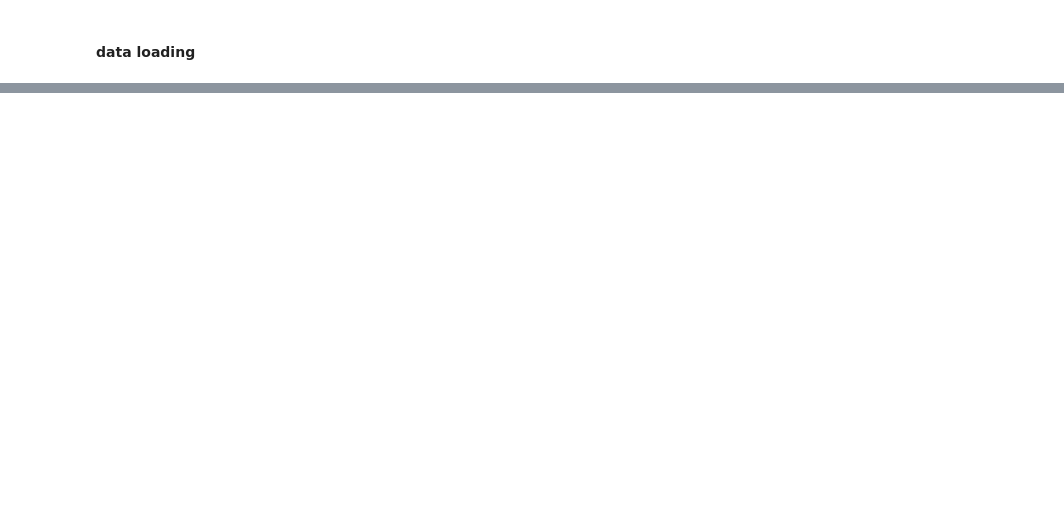
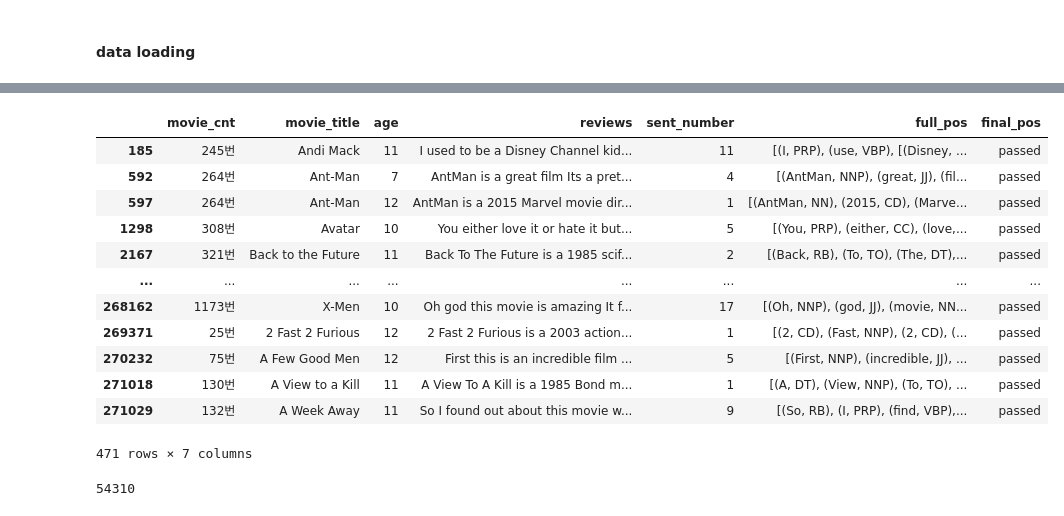
Before and after one commit to MonicaKim89/Text_Mining, a Jupyter notebook: common_sense_movie/[230503]reviews_an.ipynb, the cells around one changed output, grey strips where cells are left out. Drawn from its saved outputs; the diff is of its cells as text; code cells hidden in the pictures; blank space fills up the shorter version.

```diff
--- a/common_sense_movie/[230503]reviews_an.ipynb
+++ b/common_sense_movie/[230503]reviews_an.ipynb
@@ -276,0 +229,2 @@ tokenizer.tokenize(test)
+# %%
+data['reviews'] = data['reviews'].apply(clean_text)
@@ -276,0 +271,3 @@ tokenizer.tokenize(test)
+# %%
+data['full_pos'] = full_pos
+data.head()
@@ -276,0 +281,53 @@ tokenizer.tokenize(test)
+# %%
+final_pos =[]
+
+for i in tqdm(full_pos):
+    try:
+        if len(i)>=0:
+            test = str(i)
+            test = test.replace('\n','')
+            # print(test)
+
+            test_list= test.split('  ')
+            result= []
+            for i in test_list:
+
+                if i[1].isupper()==True:
+                    pass
+                else:
+                    result.append(i)
+            org_result = []
+            for i in result:
+                text = str(i)
+                text = text.split('/')[0]
+                word = text.lower()
+                if word not in stop_words:
+                    lemm = WordNetLemmatizer()
+                    word = lemm.lemmatize(word, pos = 'v')
+
+                    # if len(word)>2:
+                    org_result.append(word)
+            final_pos.append(org_result)
+    except:
+        final_pos.append('passed')
+        pass
+
+print(len(final_pos))
+# %%
+data['final_pos'] = final_pos
+# %%
+data[data['final_pos']=='passed']
+# %% [output]
+|  | movie_cnt | movie_title | age | reviews | sent_number | full_pos | final_pos |
+| 185 | 245번 | Andi Mack | 11 | I used to be a Disney Channel kid... | 11 | [(I, PRP), (use, VBP), [(Disney, ... | passed |
+| 592 | 264번 | Ant-Man | 7 | AntMan is a great film Its a pret... | 4 | [(AntMan, NNP), (great, JJ), (fil... | passed |
+| 597 | 264번 | Ant-Man | 12 | AntMan is a 2015 Marvel movie dir... | 1 | [(AntMan, NN), (2015, CD), (Marve... | passed |
+| 1298 | 308번 | Avatar | 10 | You either love it or hate it but... | 5 | [(You, PRP), (either, CC), (love,... | passed |
+| 2167 | 321번 | Back to the Future | 11 | Back To The Future is a 1985 scif... | 2 | [(Back, RB), (To, TO), (The, DT),... | passed |
+| ... | ... | ... | ... | ... | ... | ... | ... |
+| 268162 | 1173번 | X-Men | 10 | Oh god this movie is amazing It f... | 17 | [(Oh, NNP), (god, JJ), (movie, NN... | passed |
+| 269371 | 25번 | 2 Fast 2 Furious | 12 | 2 Fast 2 Furious is a 2003 action... | 1 | [(2, CD), (Fast, NNP), (2, CD), (... | passed |
+| 270232 | 75번 | A Few Good Men | 12 | First this is an incredible film ... | 5 | [(First, NNP), (incredible, JJ), ... | passed |
+| 271018 | 130번 | A View to a Kill | 11 | A View To A Kill is a 1985 Bond m... | 1 | [(A, DT), (View, NNP), (To, TO), ... | passed |
+| 271029 | 132번 | A Week Away | 11 | So I found out about this movie w... | 9 | [(So, RB), (I, PRP), (find, VBP),... | passed |
+471 rows × 7 columns
@@ -276,0 +336,15 @@ tokenizer.tokenize(test)
+# %%
+final_pos_tag = []
+
+for i in tqdm(final_pos):
+    try:
+        i = pos_tag(i)
+        final_pos_tag.append(i)
+    except:
+        i = '오류'
+        final_pos_tag.append(i)
+        pass
+
+print(len(final_pos_tag))
+# %% [output]
+54310
```
Also changed, not shown: parts of 43 cells of this notebook, 9 other files.
